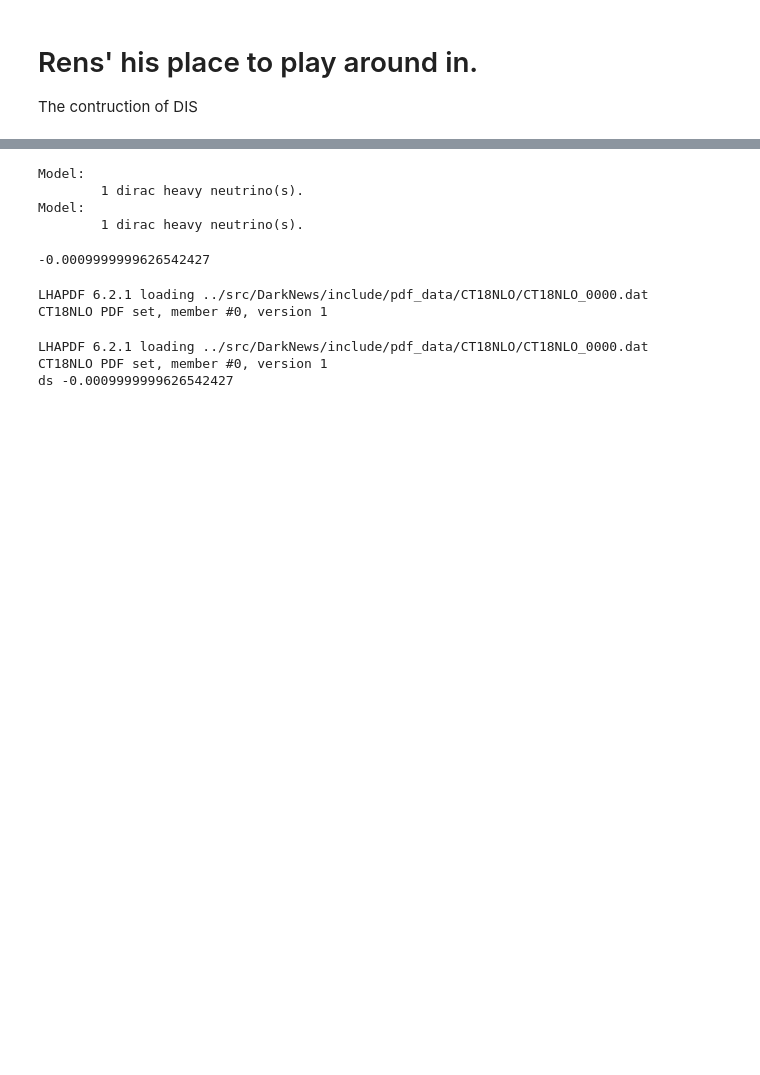
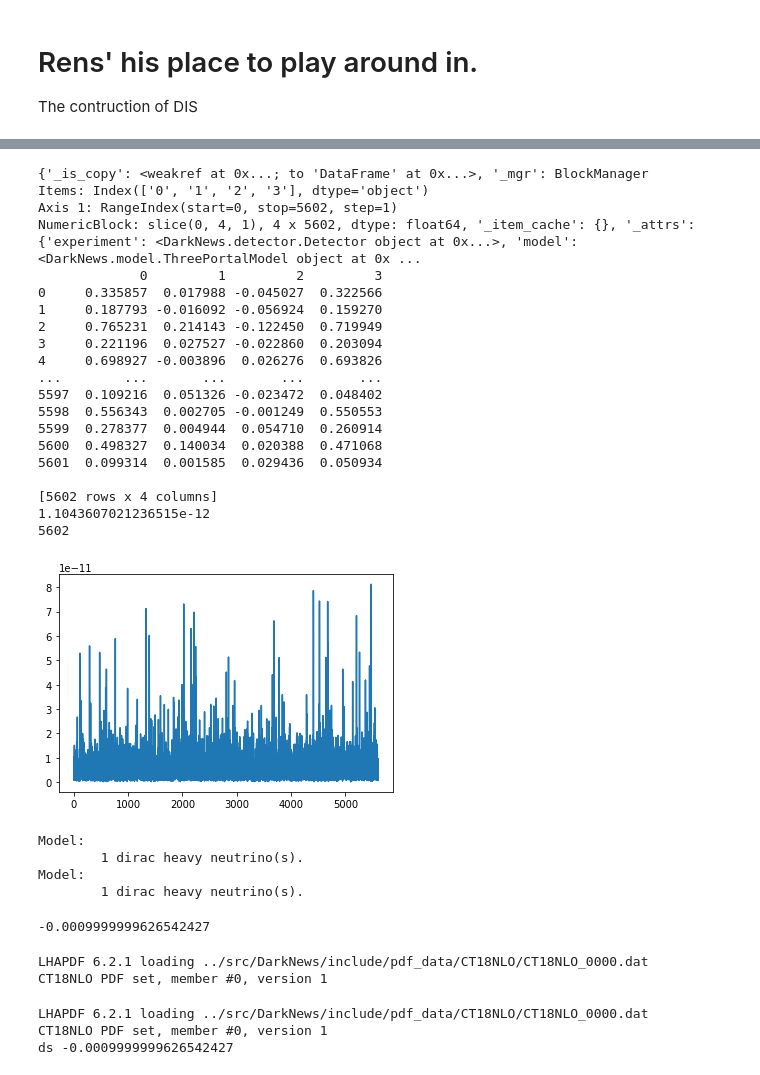
Before and after one commit to mhostert/DarkNews-generator, a Jupyter notebook: examples/__TEST_Rens_DIS.ipynb, the cells around one changed output, grey strips where cells are left out. Drawn from its saved outputs; the diff is of its cells as text; code cells hidden in the pictures; blank space fills up the shorter version.

Commit message:
testing decay lengths

```diff
--- a/examples/__TEST_Rens_DIS.ipynb
+++ b/examples/__TEST_Rens_DIS.ipynb
@@ -17,0 +19,3 @@ import matplotlib.pyplot as plt
+# %%
+my_gen = dn.GenLauncher(Umu5=1e-3, UD5=1/np.sqrt(2), chi=0.0031, gD=2, mzprime=0.03, m4=0.080, m5=0.120, m6=0.185,,neval=1000, HNLtype="dirac")
+df = my_gen.run(loglevel="INFO")
@@ -18,3 +40,36 @@ import matplotlib.pyplot as plt
+# %%
+l_decay_proper_cm= df.attrs['N5_ctau0']
+pN = df.P_decay_N_daughter
+print(pN.__dict__)
+print(pN)
+pN_array= np.array(pN)
+#print(pN.__dict__)
+print(l_decay_proper_cm)
+l_decay_lab_cm = a_d.get_decay_length_in_lab(pN_array, l_decay_proper_cm)
+plt.plot(np.arange(0,len(l_decay_lab_cm),1),l_decay_lab_cm)
+plt.show()
+# %% [output]
+{'_is_copy': <weakref at 0x...; to 'DataFrame' at 0x...>, '_mgr': BlockManager
+Items: Index(['0', '1', '2', '3'], dtype='object')
+Axis 1: RangeIndex(start=0, stop=5602, step=1)
+NumericBlock: slice(0, 4, 1), 4 x 5602, dtype: float64, '_item_cache': {}, '_attrs': {'experiment': <DarkNews.detector.Detector object at 0x...>, 'model': <DarkNews.model.ThreePortalModel object at 0x ...
+             0         1         2         3
+0     0.335857  0.017988 -0.045027  0.322566
+1     0.187793 -0.016092 -0.056924  0.159270
+2     0.765231  0.214143 -0.122450  0.719949
+3     0.221196  0.027527 -0.022860  0.203094
+4     0.698927 -0.003896  0.026276  0.693826
+...        ...       ...       ...       ...
+5597  0.109216  0.051326 -0.023472  0.048402
+5598  0.556343  0.002705 -0.001249  0.550553
+5599  0.278377  0.004944  0.054710  0.260914
+5600  0.498327  0.140034  0.020388  0.471068
+5601  0.099314  0.001585  0.029436  0.050934
+
+[5602 rows x 4 columns]
+1.1043607021236515e-12
+5602
+[figure, added]
 # %%
 # targets
 proton = dn.detector.NuclearTarget("H1")
```
Also changed, not shown: parts of 2 cells of this notebook.
